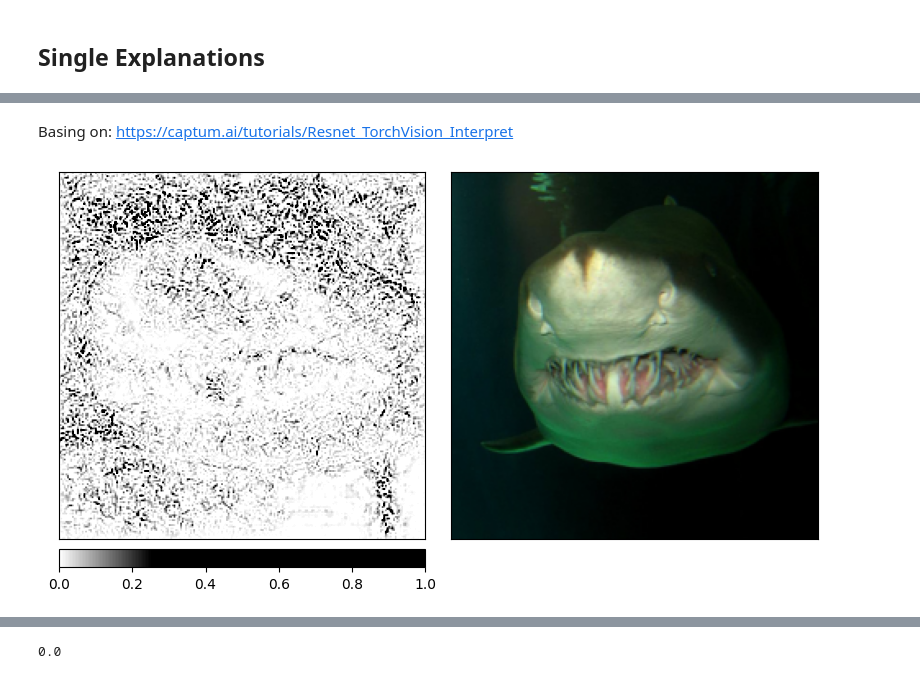
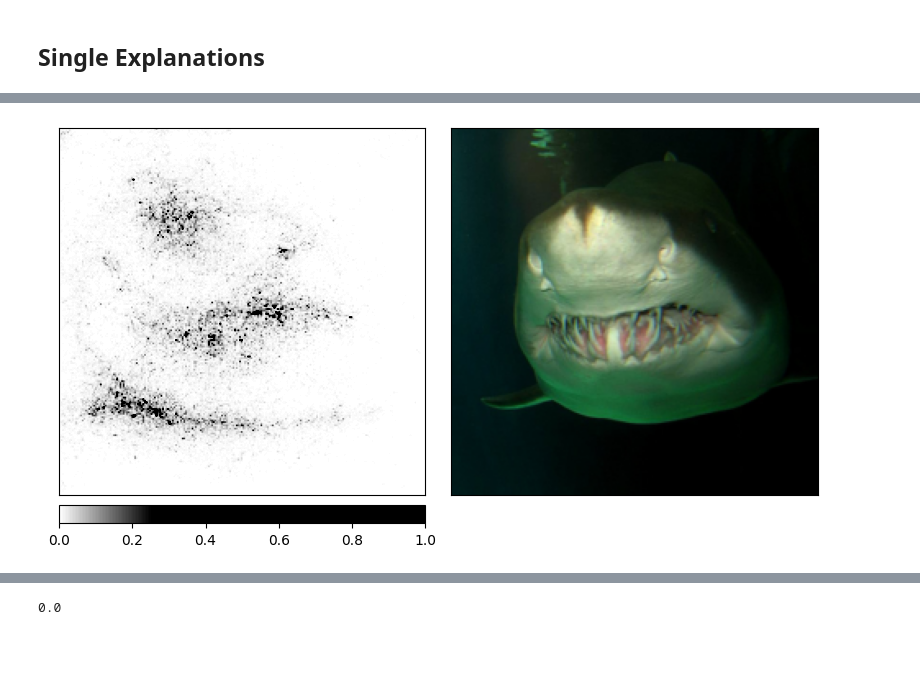
Before and after one commit to MattS0000/XAI_ensemblings_BS_MS, a Jupyter notebook: docs/Example_notebook.ipynb, the cells around one changed output, grey strips where cells are left out. Cells and saved outputs as stored; diff of their text form; code cells hidden in the pictures; blank space fills up the shorter version.

```diff
--- a/docs/Example_notebook.ipynb
+++ b/docs/Example_notebook.ipynb
@@ -68,15 +72,27 @@ model.eval()
 resnet_transform = ResNet50_Weights.DEFAULT.transforms()
 pipeline = lambda images: torch.stack([resnet_transform(image) for image in images])
 proper_data = pipeline(all_images_original)
-outputs2 = model(proper_data)
-_, preds2 = torch.max(outputs2, 1)
-probs2 = torch.nn.functional.softmax(outputs2, dim=1)
+outputs = model(proper_data)
+_, preds = torch.max(outputs, 1)
+probs2 = torch.nn.functional.softmax(outputs, dim=1)
 # %% [markdown]
 ## Single Explanations
 # %%
-single_pred = preds2[2].unsqueeze(dim=0)
+single_pred = preds[2].unsqueeze(dim=0)
 single_data = proper_data[2].unsqueeze(dim=0)
 integrated_gradients = IntegratedGradients(model)
 attributions_ig = integrated_gradients.attribute(single_data, target=single_pred, n_steps=200)
 gc.collect()
+transformed_img = resnet_transform(all_images_original[2])
+default_cmap = LinearSegmentedColormap.from_list('custom blue',
+                                                 [(0, '#ffffff'),
+                                                  (0.25, '#000000'),
+                                                  (1, '#000000')], N=256)
+_1 = viz.visualize_image_attr_multiple(np.transpose(attributions_ig.squeeze().numpy(), (1,2,0)),
+                                      np.transpose(tensor_images[2].squeeze().numpy(), (1,2,0)),
+                                      ["heat_map", "original_image"],
+                                      ["positive", "all"],
+                                      cmap=default_cmap,
+                                      show_colorbar=True,
+                                      outlier_perc=1)
 # %% [output]
@@ -84,2 +99,0 @@ gc.collect()
-# %% [markdown]
-Basing on: https://captum.ai/tutorials/Resnet_TorchVision_Interpret
@@ -92,10 +100,12 @@ default_cmap = LinearSegmentedColormap.from_list('custom blue',
 # %%
-_ = viz.visualize_image_attr_multiple(np.transpose(attributions_ig.squeeze().numpy(), (1,2,0)),
-                                      np.transpose(tensor_images[2].squeeze().numpy(), (1,2,0)),
+noise_tunnel = NoiseTunnel(integrated_gradients)
+attributions_ig_nt = noise_tunnel.attribute(single_data, nt_samples=5, nt_type='smoothgrad_sq', target=single_pred)
+gc.collect()
+_2 = viz.visualize_image_attr_multiple(np.transpose(attributions_ig_nt.squeeze().numpy(), (1,2,0)),
+                                      np.array(all_images[2]),
                                       ["heat_map", "original_image"],
                                       ["positive", "all"],
                                       cmap=default_cmap,
-                                      show_colorbar=True,
-                                      outlier_perc=1)
+                                      show_colorbar=True)
 # %% [output]
-[figure, old version]
+[figure, new version]
```
Also changed, not shown: parts of 60 cells of this notebook, 47 other files.
